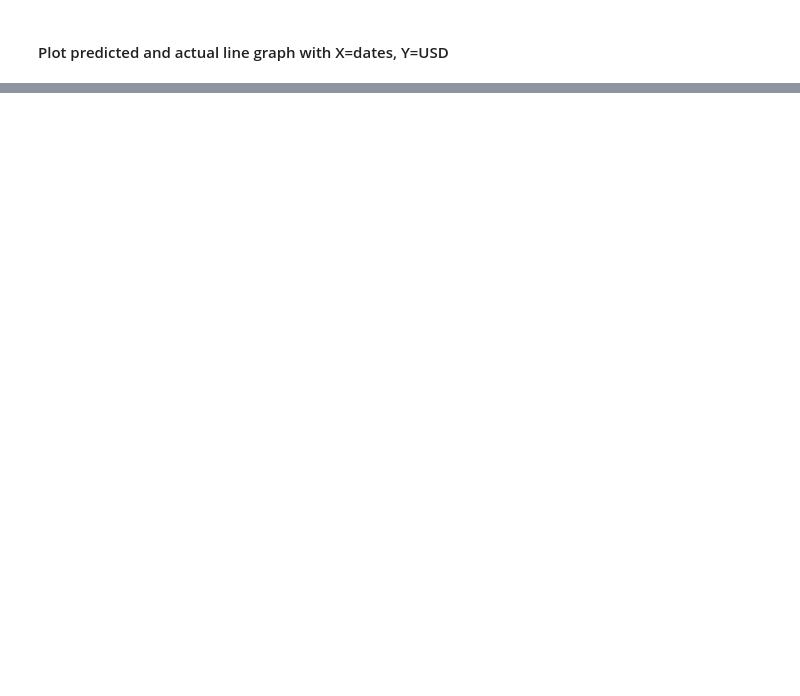
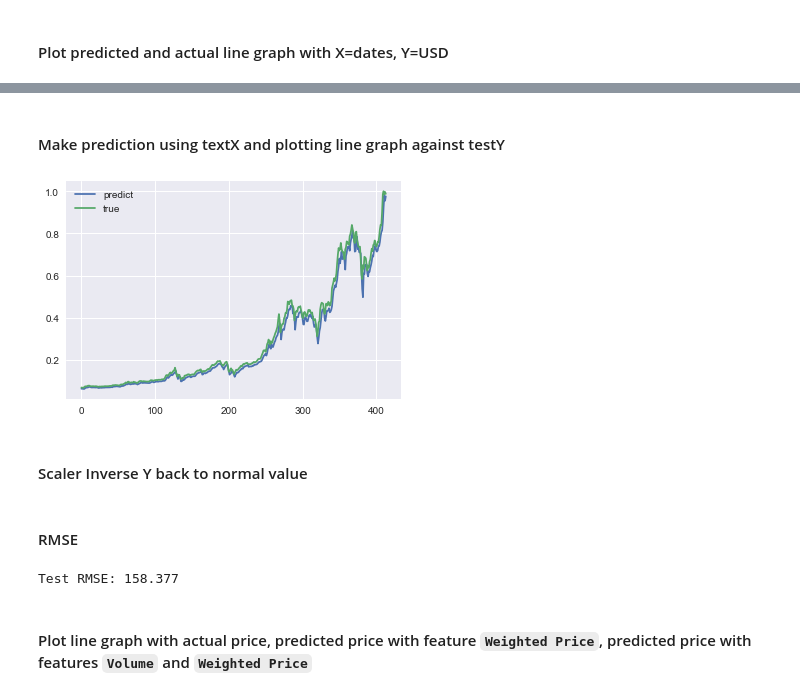
Before and after one commit to Akanta21/GA_DAT5, a Jupyter notebook: LSTM Bitcoin.ipynb, the cells around one changed output, grey strips where cells are left out. Drawn from its saved outputs; the diff is of its cells as text; code cells hidden in the pictures; blank space fills up the shorter version.

```diff
--- a/LSTM Bitcoin.ipynb
+++ b/LSTM Bitcoin.ipynb
@@ -204,0 +337,12 @@ py.iplot([predict_chart, actual_chart])
+# %% [markdown]
+#### Make prediction using textX and plotting line graph against testY
+# %%
+yhat = multi_model.predict(test_X)
+pyplot.plot(yhat, label='predict')
+pyplot.plot(test_y, label='true')
+pyplot.legend()
+pyplot.show()
+# %% [output]
+[figure, added]
+# %% [markdown]
+#### Scaler Inverse Y back to normal value
@@ -204,0 +360,9 @@ py.iplot([predict_chart, actual_chart])
+# %% [markdown]
+#### RMSE
+# %%
+rmse = sqrt(mean_squared_error(inv_y, inv_yhat))
+print('Test RMSE: %.3f' % rmse)
+# %% [output]
+Test RMSE: 158.377
+# %% [markdown]
+#### Plot line graph with actual price, predicted price with feature `Weighted Price`, predicted price with features `Volume` and `Weighted Price`
```
Also changed, not shown: parts of 36 cells of this notebook, 1 other file.
